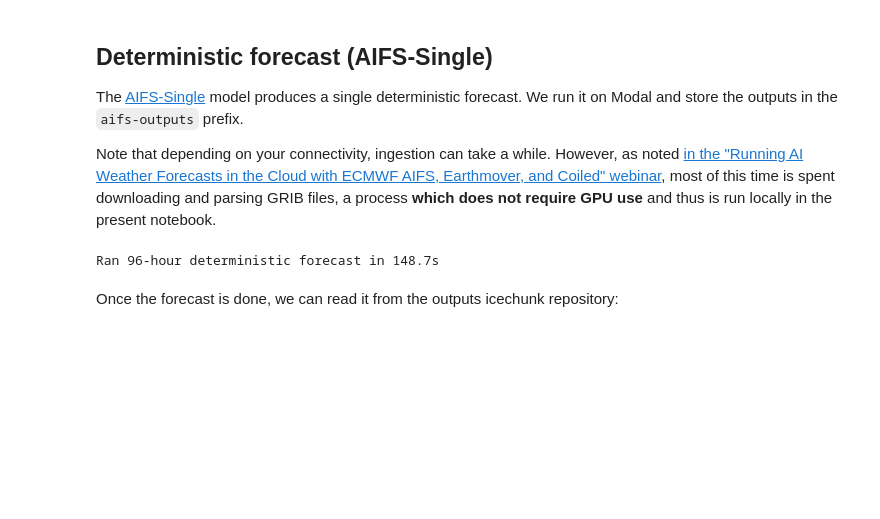
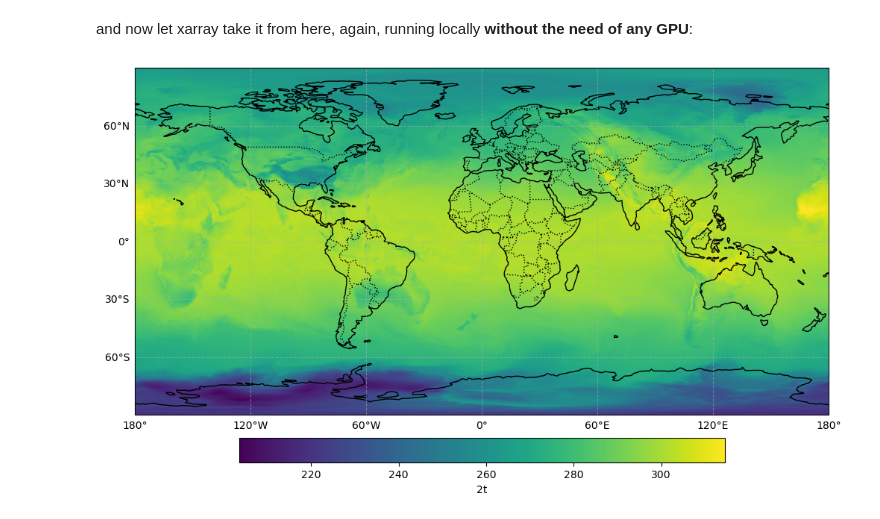
Before and after one commit to martibosch/aifs-modal, a Jupyter notebook: docs/user-guide/your-first-forecast.ipynb, the cells around one changed output. Drawn from its saved outputs; the diff is of its cells as text; code cells hidden in the pictures; blank space fills up the shorter version.

```diff
--- a/docs/user-guide/your-first-forecast.ipynb
+++ b/docs/user-guide/your-first-forecast.ipynb
@@ -20,13 +29,24 @@ The main parameters that we need to define are the start date for the forecast a
 # %%
 # start_date = dt.datetime.fromisoformat("2026-02-16T06:00:00+00:00")
 # start_date = OpendataClient().latest().replace(tzinfo=dt.UTC)
-start_date = dt.datetime(2026, 3, 16, 0, 0, tzinfo=dt.timezone.utc)
+# start date for IFS Brightband/Earthmover initial conditions: 1 day ago (safely within
+# the rolling window)
+start_date = dt.datetime.now(dt.UTC).replace(
+    hour=0, minute=0, second=0, microsecond=0
+) - dt.timedelta(days=1)
 print(f"Start date: {start_date}")
 lead_time = 96  # in hours
+# n ensemble members
+n_members = 10
+# Brightband source repo (ECMWF IFS initial conditions on the Earthmover marketplace)
+ifs_source_repo = "martibosch/ecmwf-ifs-hres-ics-open"
 
 # storage parameters
-storage_bucket = "aifs-modal"
-# initial conditions
-initial_conditions_prefix = "aifs-initial-conditions"
-initial_conditions_branch = "main"
+storage_bucket = "aifs-modal-unibe"
+# deterministic forecast outputs
+det_outputs_prefix = "aifs-outputs-det"
+det_outputs_branch = "main"
+# ensemble forecast outputs
+ens_outputs_prefix = "aifs-outputs-ens"
+ens_outputs_branch = "main"
 # %% [output]
@@ -60,30 +131,8 @@ Initial conditions already ingested for 2026-03-16T00:00:00+00:00 (group: 2026-0
 # %% [markdown]
-## Deterministic forecast (AIFS-Single)
-
-The [AIFS-Single](https://huggingface.co/ecmwf/aifs-single-1.1) model produces a single deterministic forecast. We run it on Modal and store the outputs in the `aifs-outputs` prefix.
-
-Note that depending on your connectivity, ingestion can take a while. However, as noted [in the "Running AI Weather Forecasts in the Cloud with ECMWF AIFS, Earthmover, and Coiled" webinar](https://earthmover.io/blog/the-3-key-optimizations-that-cut-the-cost-of-ai-weather-forecasts-by-90), most of this time is spent downloading and parsing GRIB files, a process **which does not require GPU use** and thus is run locally in the present notebook.
+and now let xarray take it from here, again, running locally **without the need of any GPU**:
 # %%
-# run a single (deterministic) forecast on modal
-single_outputs_prefix = "aifs-outputs-single"
-single_outputs_branch = "main"
-# with modal.enable_output():
-with app.run():
-    _start = time.perf_counter()
-    run_forecast.remote(
-        start_date,
-        storage_bucket,
-        lead_time=lead_time,
-        initial_conditions_prefix=initial_conditions_prefix,
-        initial_conditions_branch=initial_conditions_branch,
-        outputs_prefix=single_outputs_prefix,
-        outputs_branch=single_outputs_branch,
-    )
-    print(
-        f"Ran {lead_time}-hour deterministic forecast in "
-        f"{time.perf_counter() - _start:.1f}s"
-    )
+# plot a given variable
+variable = "2t"
+_ = plot_utils.make_cartopy_plot(det_forecast_ds[variable].isel(lead_time=0))
 # %% [output]
-Ran 96-hour deterministic forecast in 148.7s
+[figure, added]
-# %% [markdown]
-Once the forecast is done, we can read it from the outputs icechunk repository:
```
Also changed, not shown: parts of 32 cells of this notebook, 12 other files.
